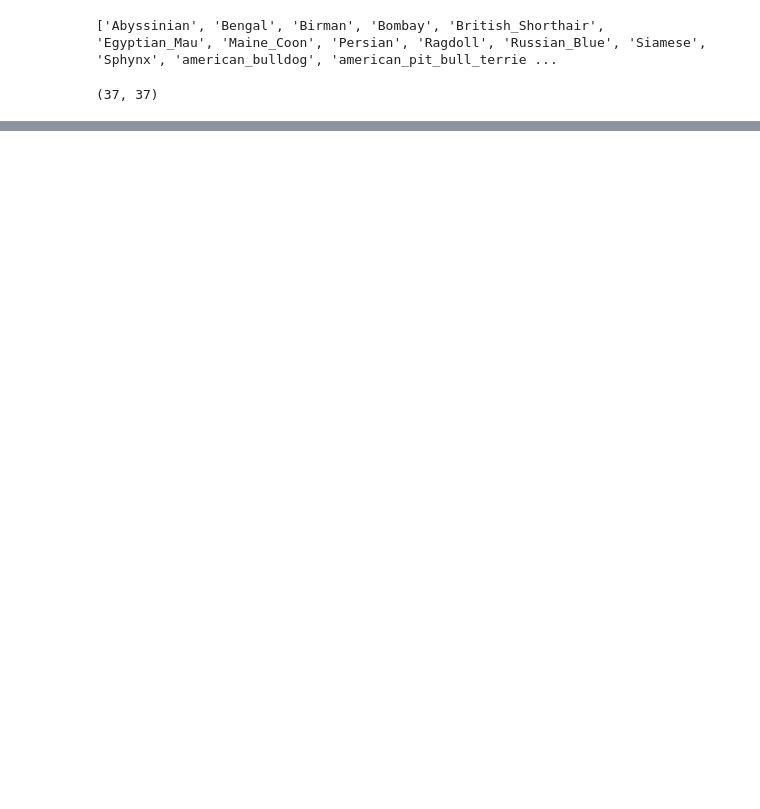
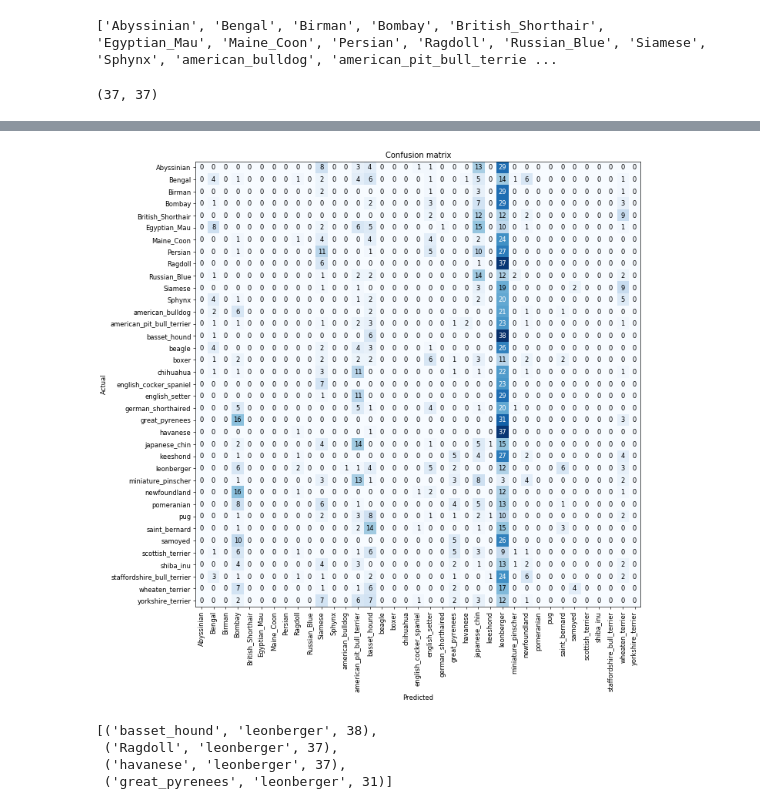
Before and after one commit to MistreanuIonutCosmin/FastAI, a Jupyter notebook: 00_notebook_tutorial.ipynb, the cells around one changed output, grey strips where cells are left out. Saved outputs shown, nothing was run; the diff lists cells and outputs as text; code cells hidden in the pictures; blank space fills up the shorter version.

```diff
--- a/00_notebook_tutorial.ipynb
+++ b/00_notebook_tutorial.ipynb
@@ -90,0 +110,11 @@ learn = cnn_learner(data, models.resnet34, metrics=error_rate) # transfer learni
+# %%
+interp.plot_confusion_matrix(figsize=(12,12), dpi=60)
+# %% [output]
+[figure, added]
+# %%
+interp.most_confused(min_val=30) # predicted, actual, number of times it got it wrong
+# %% [output]
+[('basset_hound', 'leonberger', 38),
+ ('Ragdoll', 'leonberger', 37),
+ ('havanese', 'leonberger', 37),
+ ('great_pyrenees', 'leonberger', 31)]
```
Also changed, not shown: parts of 11 cells of this notebook.
